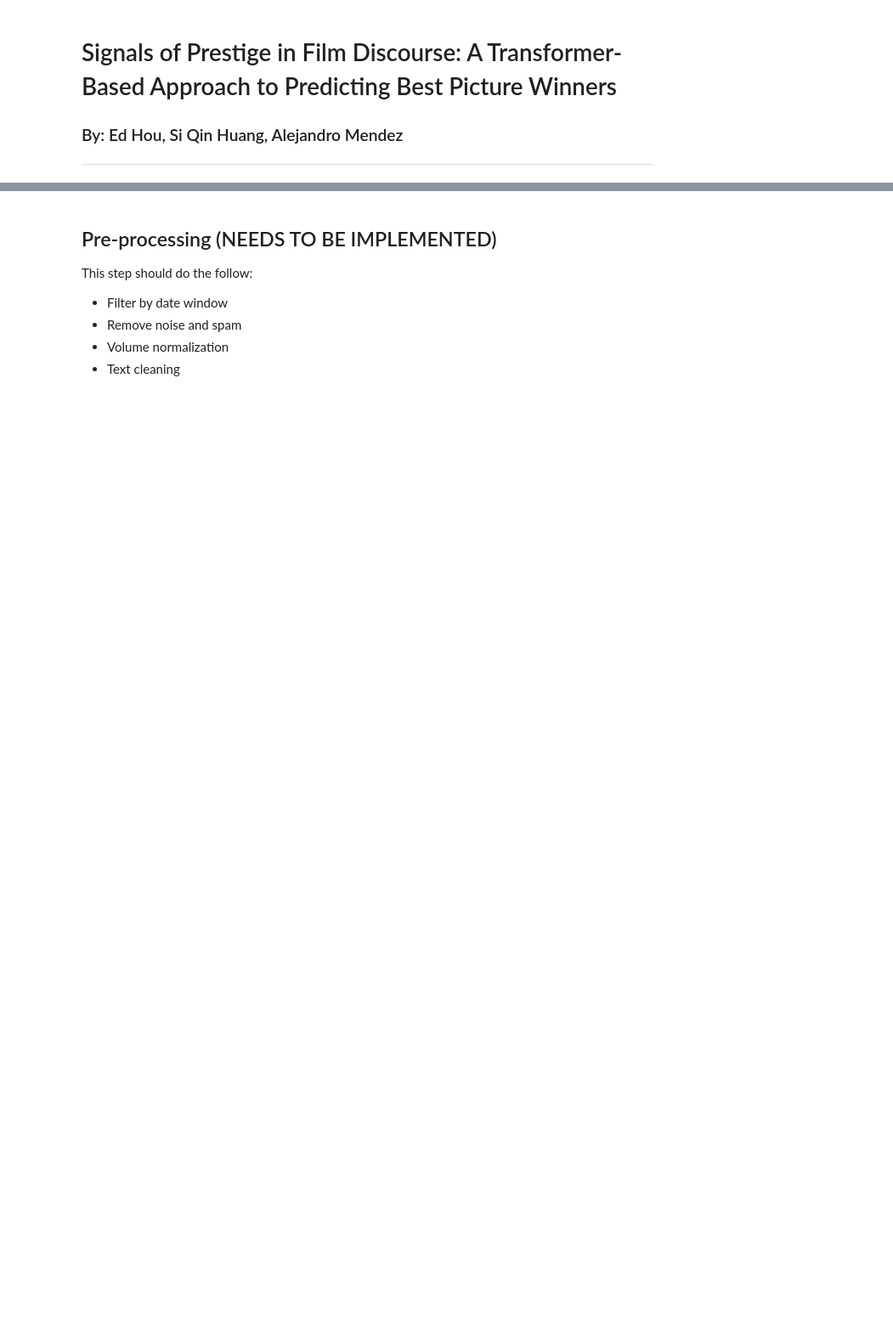
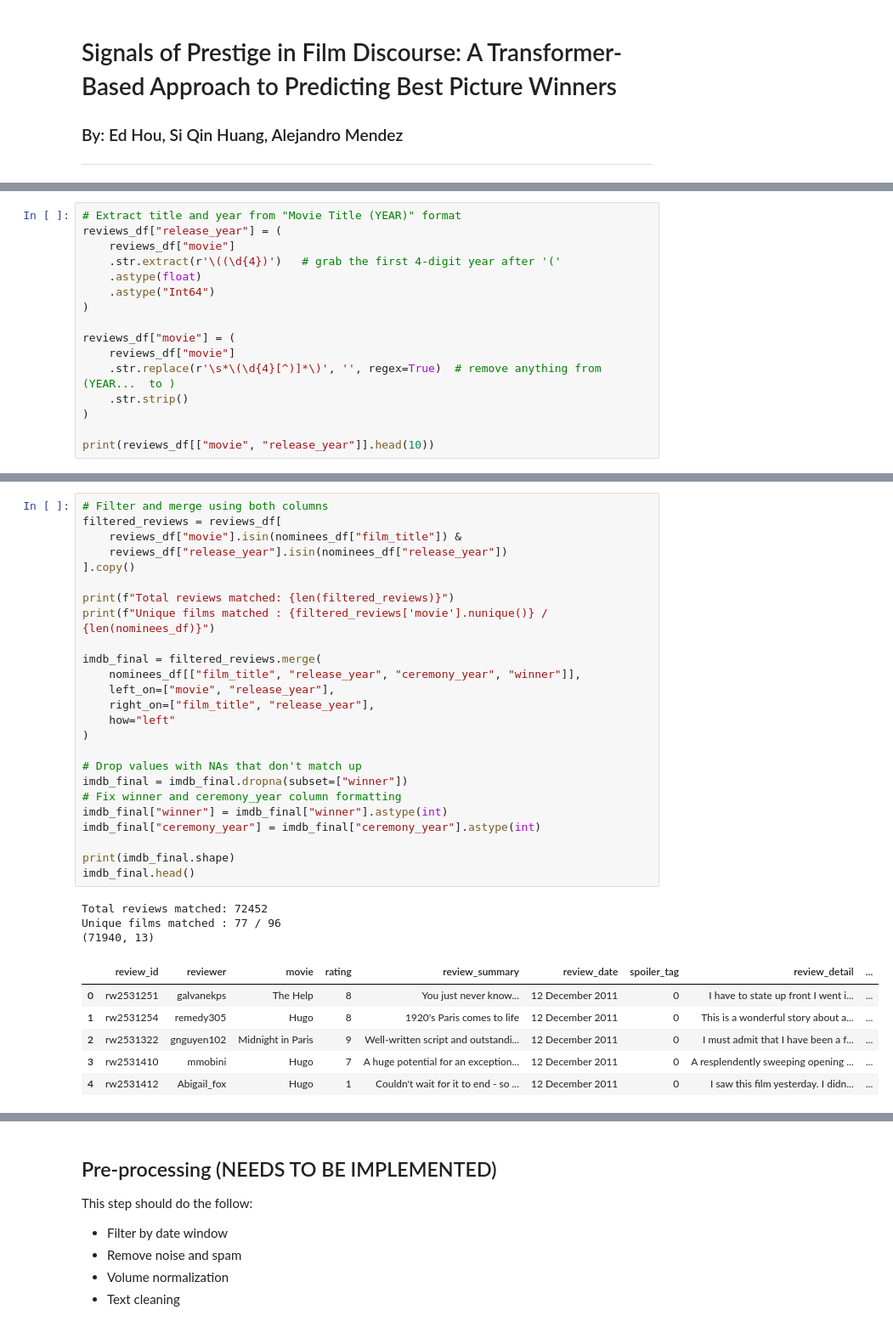
Before and after one commit to s-huang23/nlp-oscar-predictor, a Jupyter notebook: oscar_predictor.ipynb, the cells around one changed output, grey strips where cells are left out. Shown at 85% size. Saved outputs shown, nothing was run; the diff lists cells and outputs as text; blank space fills up the shorter version.

```diff
--- a/oscar_predictor.ipynb
+++ b/oscar_predictor.ipynb
@@ -31,0 +96,16 @@ Load web-scraped reviews from Twitter and Metacritic
+# %%
+# Extract title and year from "Movie Title (YEAR)" format
+reviews_df["release_year"] = (
+    reviews_df["movie"]
+    .str.extract(r'\((\d{4})')   # grab the first 4-digit year after '('
+    .astype(float)
+    .astype("Int64")
+)
+
+reviews_df["movie"] = (
+    reviews_df["movie"]
+    .str.replace(r'\s*\(\d{4}[^)]*\)', '', regex=True)  # remove anything from (YEAR...  to )
+    .str.strip()
+)
+
+print(reviews_df[["movie", "release_year"]].head(10))
@@ -31,0 +124,35 @@ Load web-scraped reviews from Twitter and Metacritic
+# %%
+# Filter and merge using both columns
+filtered_reviews = reviews_df[
+    reviews_df["movie"].isin(nominees_df["film_title"]) &
+    reviews_df["release_year"].isin(nominees_df["release_year"])
+].copy()
+
+print(f"Total reviews matched: {len(filtered_reviews)}")
+print(f"Unique films matched : {filtered_reviews['movie'].nunique()} / {len(nominees_df)}")
+
+imdb_final = filtered_reviews.merge(
+    nominees_df[["film_title", "release_year", "ceremony_year", "winner"]],
+    left_on=["movie", "release_year"],
+    right_on=["film_title", "release_year"],
+    how="left"
+)
+
+# Drop values with NAs that don't match up
+imdb_final = imdb_final.dropna(subset=["winner"])
+# Fix winner and ceremony_year column formatting
+imdb_final["winner"] = imdb_final["winner"].astype(int)
+imdb_final["ceremony_year"] = imdb_final["ceremony_year"].astype(int)
+
+print(imdb_final.shape)
+imdb_final.head()
+# %% [output]
+Total reviews matched: 72452
+Unique films matched : 77 / 96
+(71940, 13)
+|  | review_id | reviewer | movie | rating | review_summary | review_date | spoiler_tag | review_detail | ... |
+| 0 | rw2531251 | galvanekps | The Help | 8 | You just never know... | 12 December 2011 | 0 | I have to state up front I went i... | ... |
+| 1 | rw2531254 | remedy305 | Hugo | 8 | 1920's Paris comes to life | 12 December 2011 | 0 | This is a wonderful story about a... | ... |
+| 2 | rw2531322 | gnguyen102 | Midnight in Paris | 9 | Well-written script and outstandi... | 12 December 2011 | 0 | I must admit that I have been a f... | ... |
+| 3 | rw2531410 | mmobini | Hugo | 7 | A huge potential for an exception... | 12 December 2011 | 0 | A resplendently sweeping opening ... | ... |
+| 4 | rw2531412 | Abigail_fox | Hugo | 1 | Couldn't wait for it to end - so ... | 12 December 2011 | 0 | I saw this film yesterday. I didn... | ... |
```
Also changed, not shown: parts of 13 cells of this notebook.
